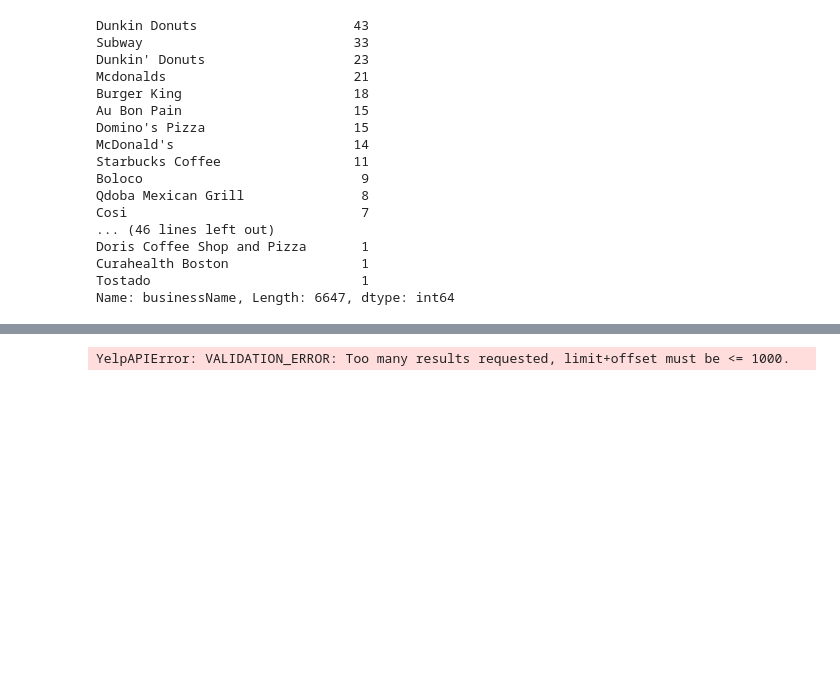
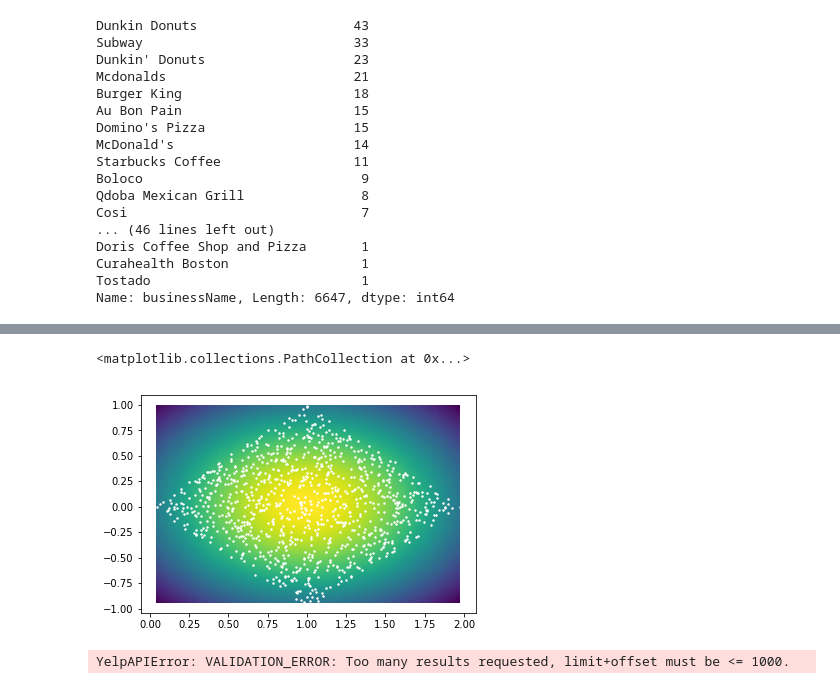
Before and after one commit to andreassteffen/datascience, a Jupyter notebook: datascience_in_practice/find_best_boston_restaurant/analysis/find best restaurant in boston.ipynb, the cells around one changed output, grey strips where cells are left out. Saved outputs shown, nothing was run; the diff lists cells and outputs as text; code cells hidden in the pictures; blank space fills up the shorter version.

```diff
--- a/datascience_in_practice/find_best_boston_restaurant/analysis/find best restaurant in boston.ipynb
+++ b/datascience_in_practice/find_best_boston_restaurant/analysis/find best restaurant in boston.ipynb
@@ -490,0 +493,19 @@ Name: businessName, Length: 6647, dtype: int64
+# %%
+from sklearn.neighbors import KernelDensity
+
+def kde2D(x, y, bandwidth, xbins=100j, ybins=100j, **kwargs):
+    """Build 2D kernel density estimate (KDE)."""
+
+    # create grid of sample locations (default: 100x100)
+    xx, yy = np.mgrid[x.min():x.max():xbins,
+                      y.min():y.max():ybins]
+
+    xy_sample = np.vstack([yy.ravel(), xx.ravel()]).T
+    xy_train  = np.vstack([y, x]).T
+
+    kde_skl = KernelDensity(bandwidth=bandwidth, **kwargs)
+    kde_skl.fit(xy_train)
+
+    # score_samples() returns the log-likelihood of the samples
+    z = np.exp(kde_skl.score_samples(xy_sample))
+    return xx, yy, np.reshape(z, xx.shape)
@@ -490,0 +521,16 @@ Name: businessName, Length: 6647, dtype: int64
+# %%
+import numpy as np
+import matplotlib.pyplot as plt
+
+m1 = np.random.rand(1000)
+m2 = np.random.rand(1000)
+
+x, y = m1 + m2, m1 - m2
+
+xx, yy, zz = kde2D(x, y, 1.0)
+
+plt.pcolormesh(xx, yy, zz)
+plt.scatter(x, y, s=2, facecolor='white')
+# %% [output]
+<matplotlib.collections.PathCollection at 0x...>
+[figure, added]
```
Also changed, not shown: parts of 4 cells of this notebook, 4 other files.
